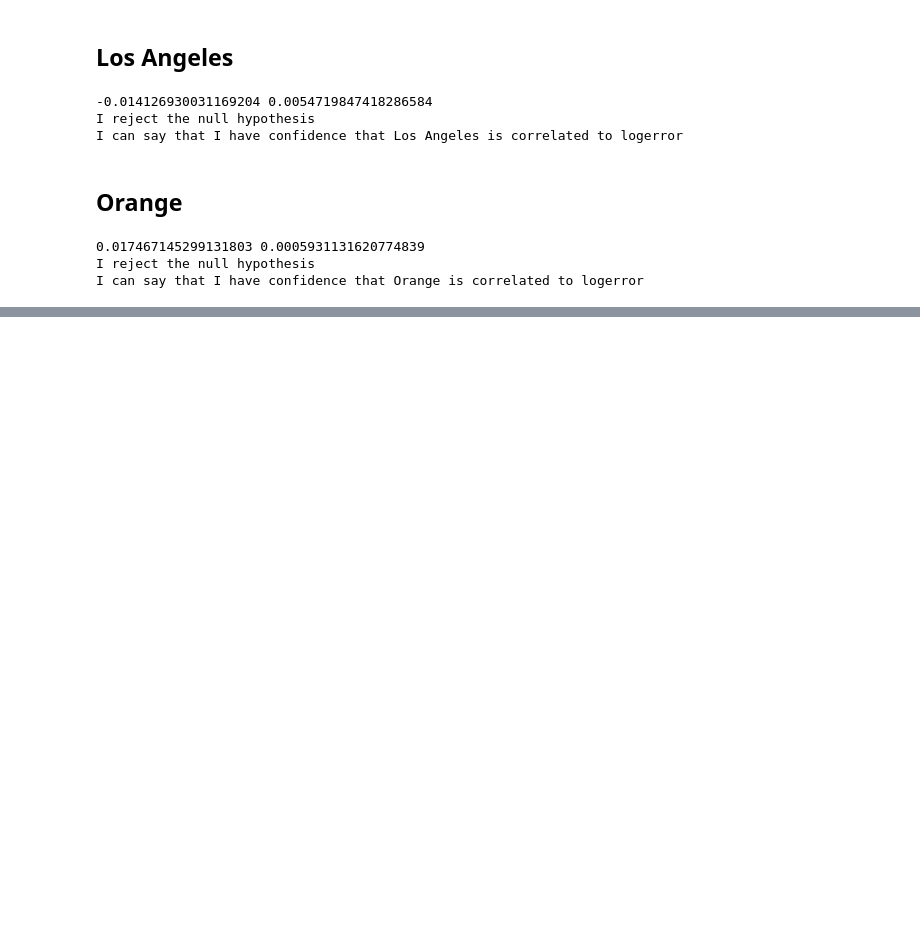
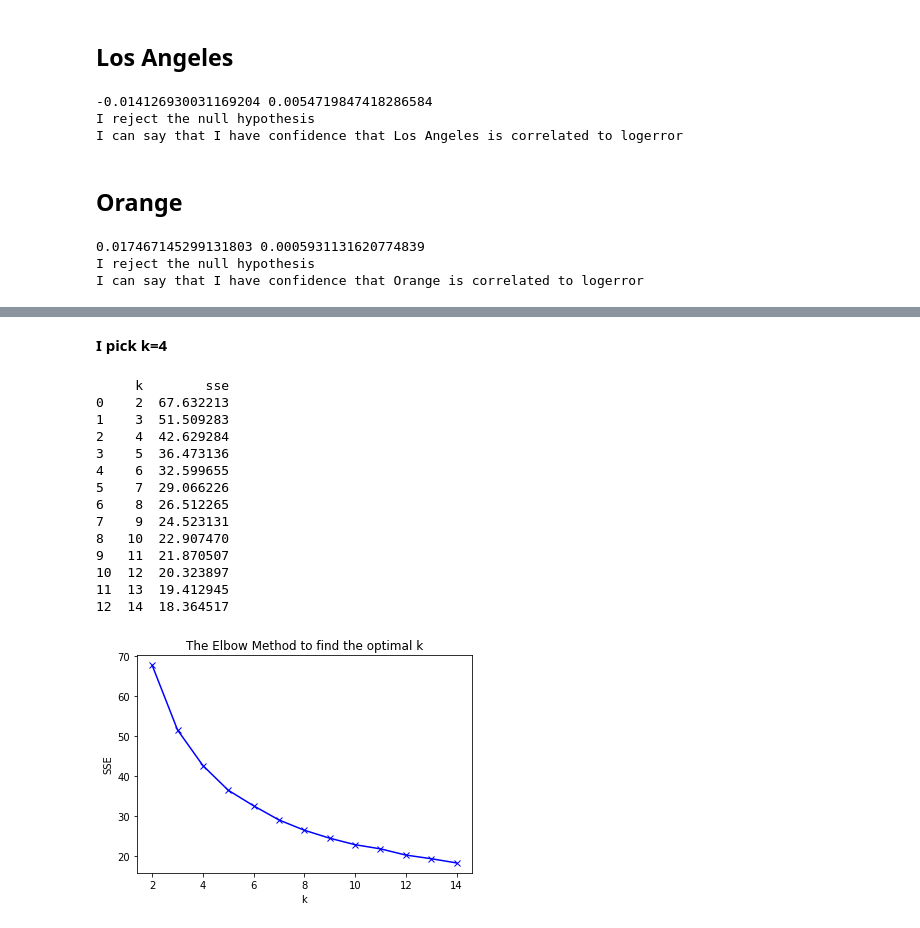
Before and after one commit to Severina7/clustering_project_zillow, a Jupyter notebook: clustering_project.ipynb, the cells around one changed output, grey strips where cells are left out. Cells and saved outputs as stored; diff of their text form; code cells hidden in the pictures; blank space fills up the shorter version.

```diff
--- a/clustering_project.ipynb
+++ b/clustering_project.ipynb
@@ -758,2 +776,20 @@ optimal_k = elbow_method(cluster_vars)
+# %% [markdown]
+**I pick k=4**
 # %%
-optimal_k = elbow_method(cluster_vars2)
+optimal_k2 = cluster_model.elbow_method(cluster_vars2)
+# %% [output]
+     k        sse
+0    2  67.632213
+1    3  51.509283
+2    4  42.629284
+3    5  36.473136
+4    6  32.599655
+5    7  29.066226
+6    8  26.512265
+7    9  24.523131
+8   10  22.907470
+9   11  21.870507
+10  12  20.323897
+11  13  19.412945
+12  14  18.364517
+[figure, added]
```
Also changed, not shown: parts of 67 cells of this notebook, 4 other files.
